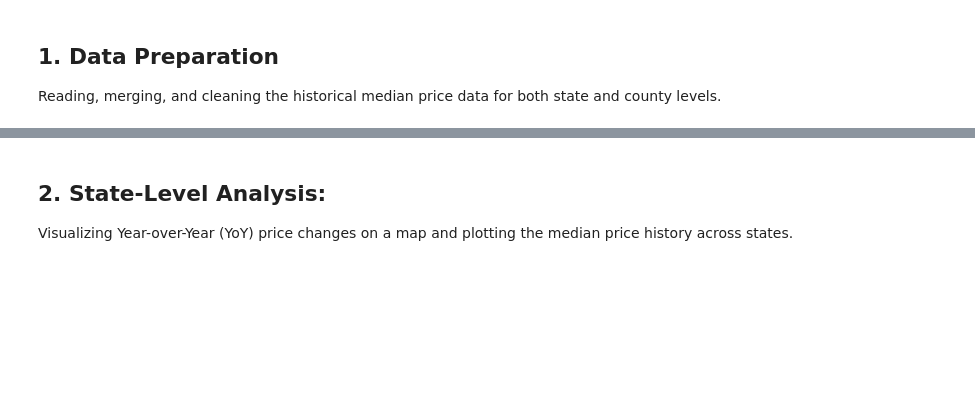
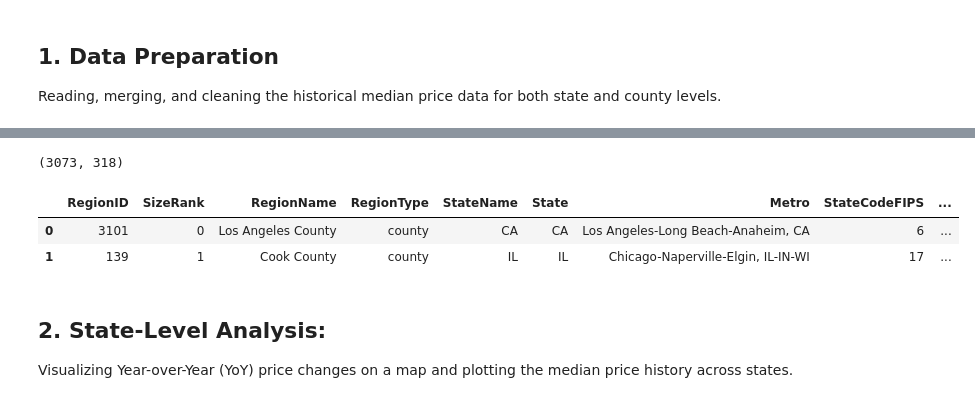
Before and after one commit to KuoLiang-hub/housing_prices_analysis, a Jupyter notebook: U.S._Housing_Price_Analysis.ipynb, the cells around one changed output, grey strips where cells are left out. Cells and saved outputs as stored; diff of their text form; code cells hidden in the pictures; blank space fills up the shorter version.

```diff
--- a/U.S._Housing_Price_Analysis.ipynb
+++ b/U.S._Housing_Price_Analysis.ipynb
@@ -29,0 +63,12 @@ Reading, merging, and cleaning the historical median price data for both state a
+# %%
+# read in county data
+raw_county = pd.read_csv("data/County_zhvi_uc_sfrcondo_tier_0.33_0.67_sm_sa_month.csv")
+print(raw_county.shape)
+# make fips for plotting use
+raw_county['fips'] = raw_county['StateCodeFIPS'].astype(str).str.zfill(2) + raw_county['MunicipalCodeFIPS'].astype(str).str.zfill(3)
+raw_county.head(2)
+# %% [output]
+(3073, 318)
+|  | RegionID | SizeRank | RegionName | RegionType | StateName | State | Metro | StateCodeFIPS | ... |
+| 0 | 3101 | 0 | Los Angeles County | county | CA | CA | Los Angeles-Long Beach-Anaheim, CA | 6 | ... |
+| 1 | 139 | 1 | Cook County | county | IL | IL | Chicago-Naperville-Elgin, IL-IN-WI | 17 | ... |
```
Also changed, not shown: parts of 9 cells of this notebook, 3 other files.
